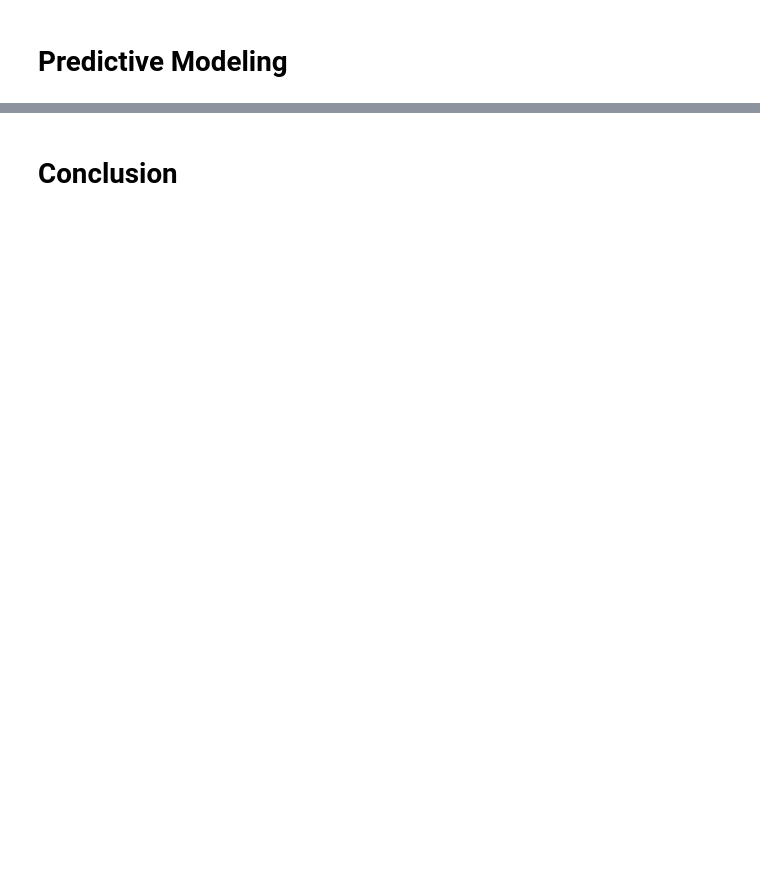
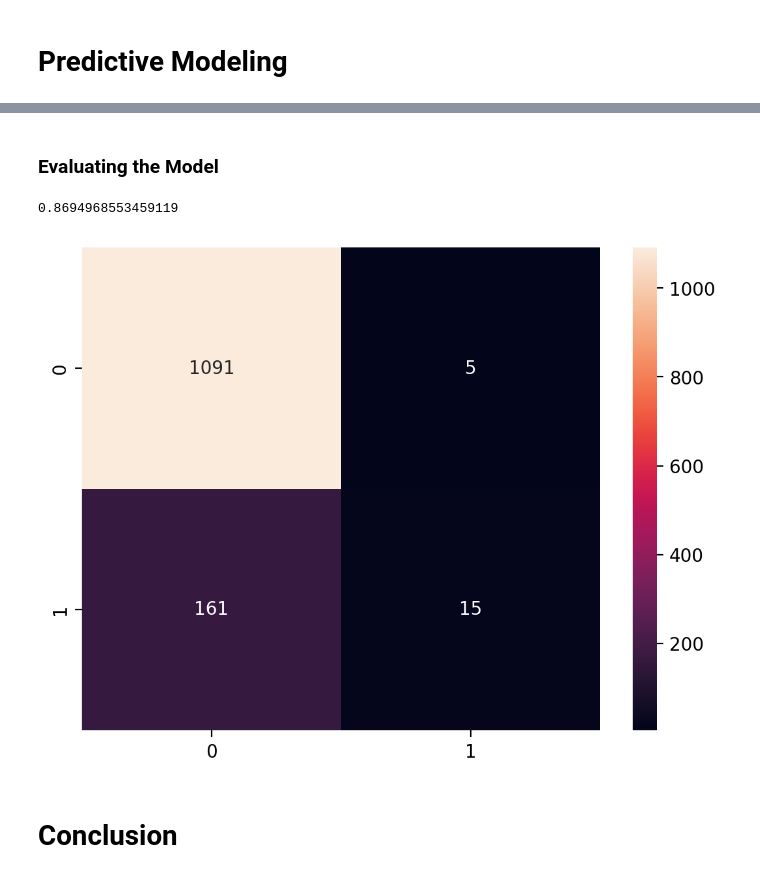
Before and after one commit to nawafalhu/HEART-DISEASE-PREDICTION, a Jupyter notebook: Heart-Disease.ipynb, the cells around one changed output, grey strips where cells are left out. Cells and saved outputs as stored; diff of their text form; code cells hidden in the pictures; blank space fills up the shorter version.

Commit message:
Evaluating the Model

```diff
--- a/Heart-Disease.ipynb
+++ b/Heart-Disease.ipynb
@@ -510,0 +503,2 @@ accuracy_scor()
+# %% [markdown]
+### Evaluating the Model
@@ -511,3 +509,13 @@ accuracy_scor()
+# %%
+accuracy_score(y_test, pred)
+# %% [output]
+0.8694968553459119
+# %%
+cm = confusion_matrix(y_test, pred)
+plt.figure(dpi=200)
+sns.heatmap(cm, annot=True, fmt="d");
+# %% [output]
+[figure, added]
 # %% [markdown]
 <a id='Conclusion'></a>
 # Conclusion
```
Also changed, not shown: parts of 68 cells of this notebook.
